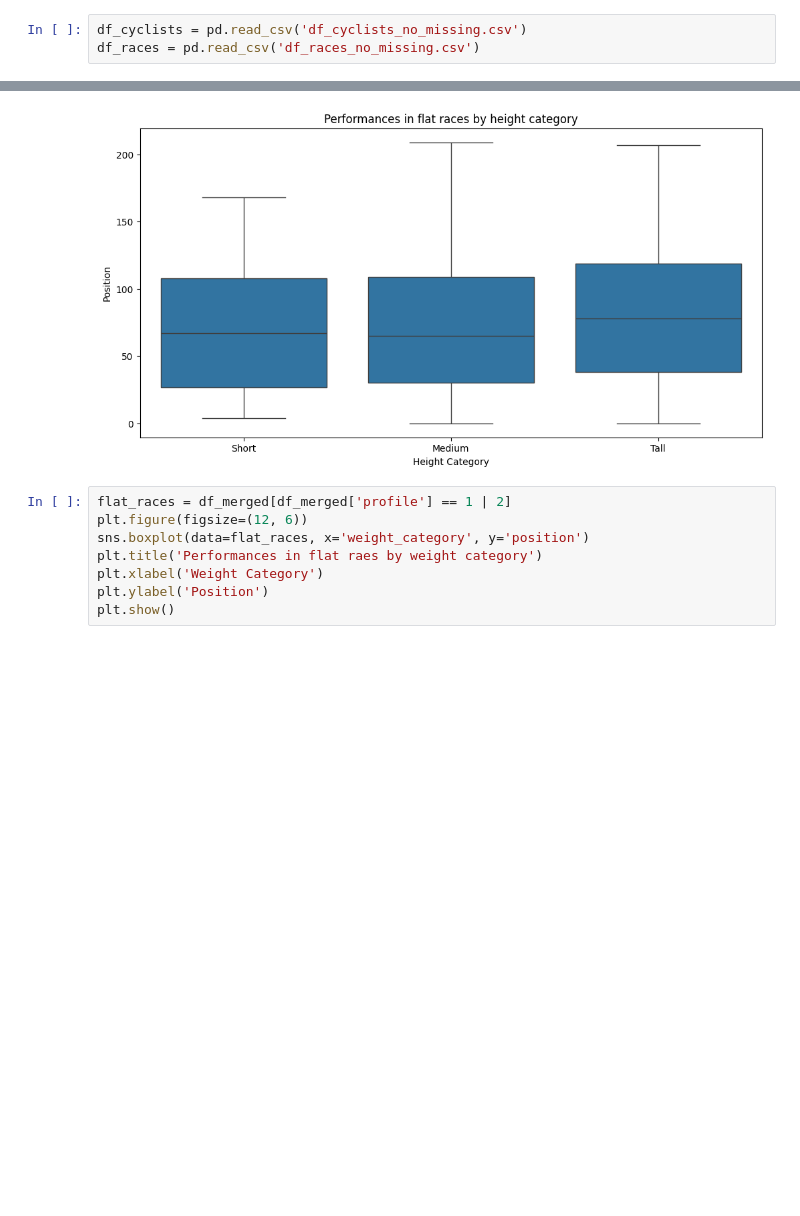
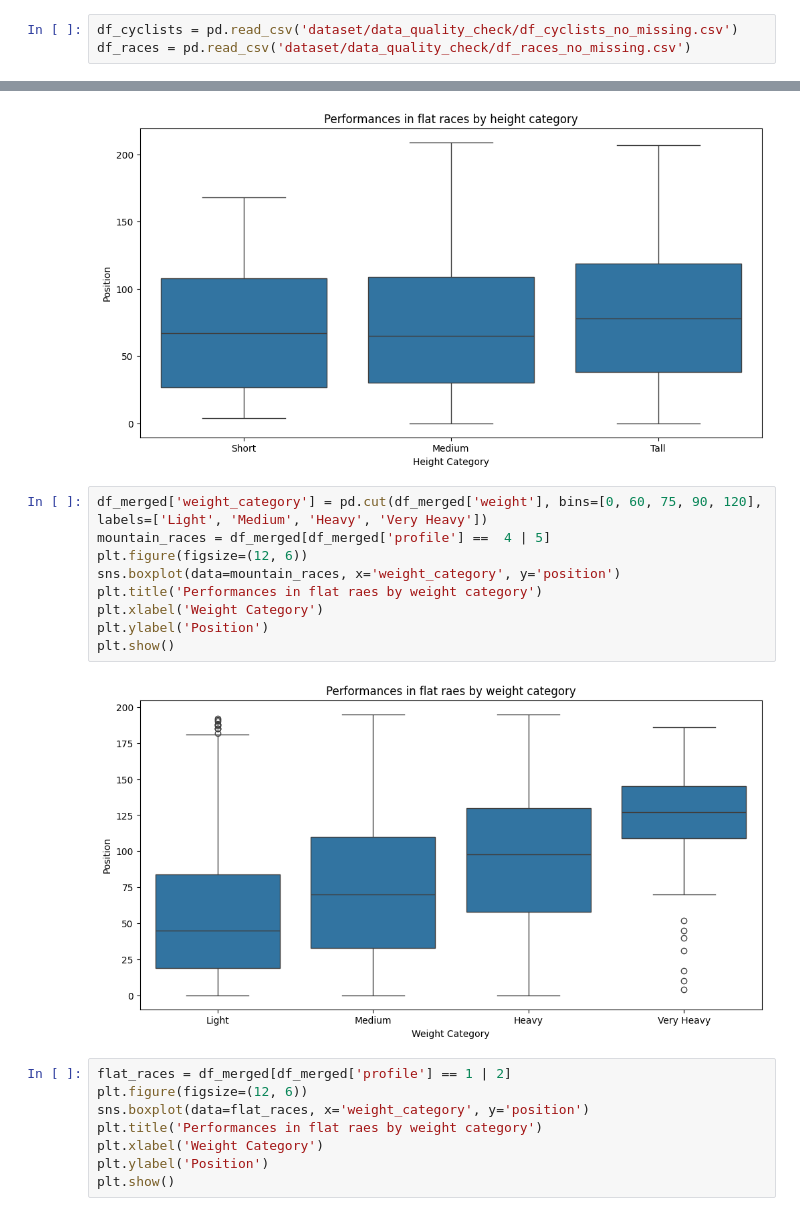
Before and after one commit to Dylan-Nico/Data-Mining-Cyclist-data, a Jupyter notebook: distributions_correlations.ipynb, the cells around one changed output, grey strips where cells are left out. Saved outputs shown, nothing was run; the diff lists cells and outputs as text; blank space fills up the shorter version.

```diff
--- a/distributions_correlations.ipynb
+++ b/distributions_correlations.ipynb
@@ -10,8 +10,8 @@ from sklearn.preprocessing import StandardScaler
 from sklearn.decomposition import PCA
 import matplotlib.pyplot as plt
 # %%
-df_cyclists = pd.read_csv('df_cyclists_no_missing.csv')
-df_races = pd.read_csv('df_races_no_missing.csv')
+df_cyclists = pd.read_csv('dataset/data_quality_check/df_cyclists_no_missing.csv')
+df_races = pd.read_csv('dataset/data_quality_check/df_races_no_missing.csv')
 # %% [markdown]
 ## Cyclists
 # %%
@@ -761,6 +615,17 @@ plt.ylabel('Position')
 plt.show()
 # %% [output]
 [figure]
+# %%
+df_merged['weight_category'] = pd.cut(df_merged['weight'], bins=[0, 60, 75, 90, 120], labels=['Light', 'Medium', 'Heavy', 'Very Heavy'])
+mountain_races = df_merged[df_merged['profile'] ==  4 | 5]
+plt.figure(figsize=(12, 6))
+sns.boxplot(data=mountain_races, x='weight_category', y='position')
+plt.title('Performances in flat raes by weight category')
+plt.xlabel('Weight Category')
+plt.ylabel('Position')
+plt.show()
+# %% [output]
+[figure, added]
 # %%
 flat_races = df_merged[df_merged['profile'] == 1 | 2]
 plt.figure(figsize=(12, 6))
```
Also changed, not shown: parts of 55 cells of this notebook.
